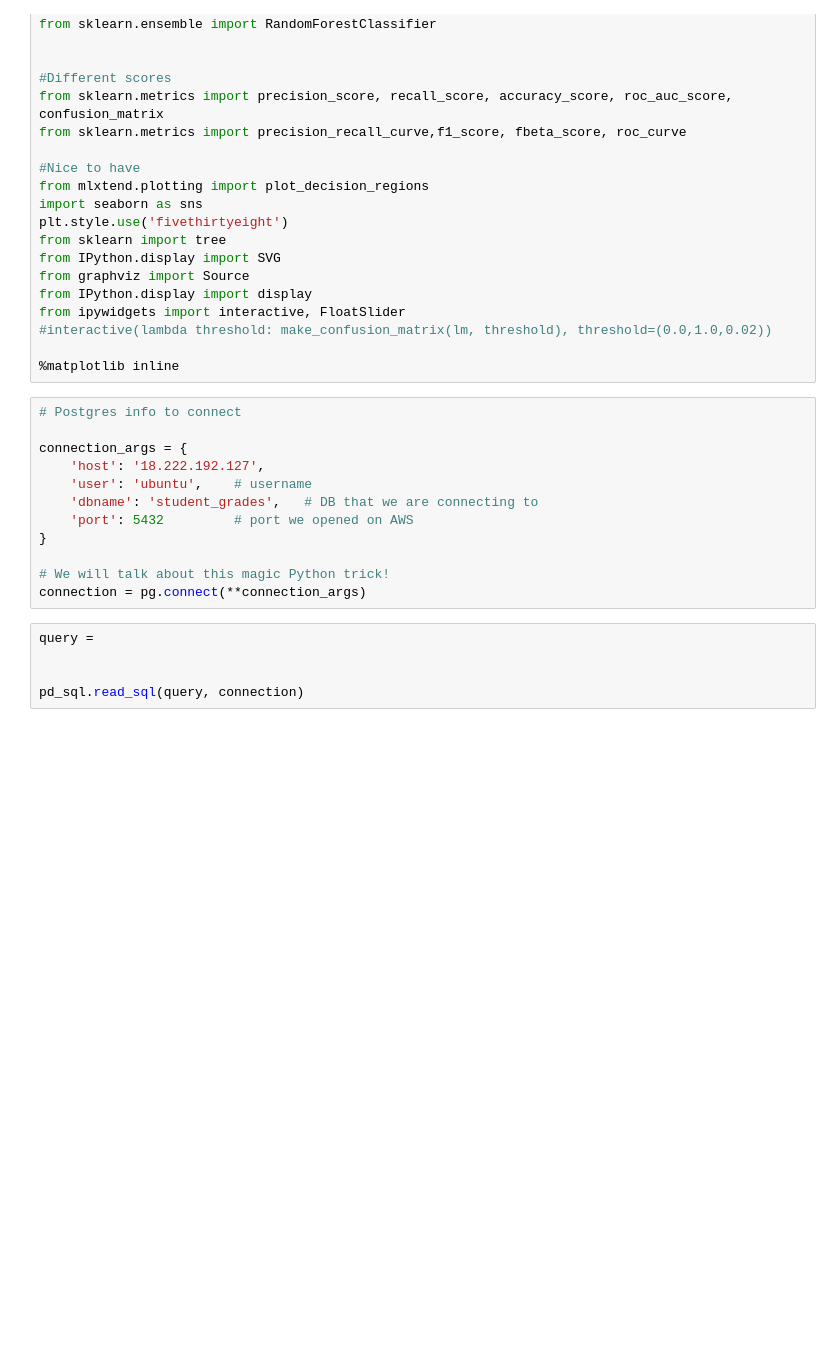
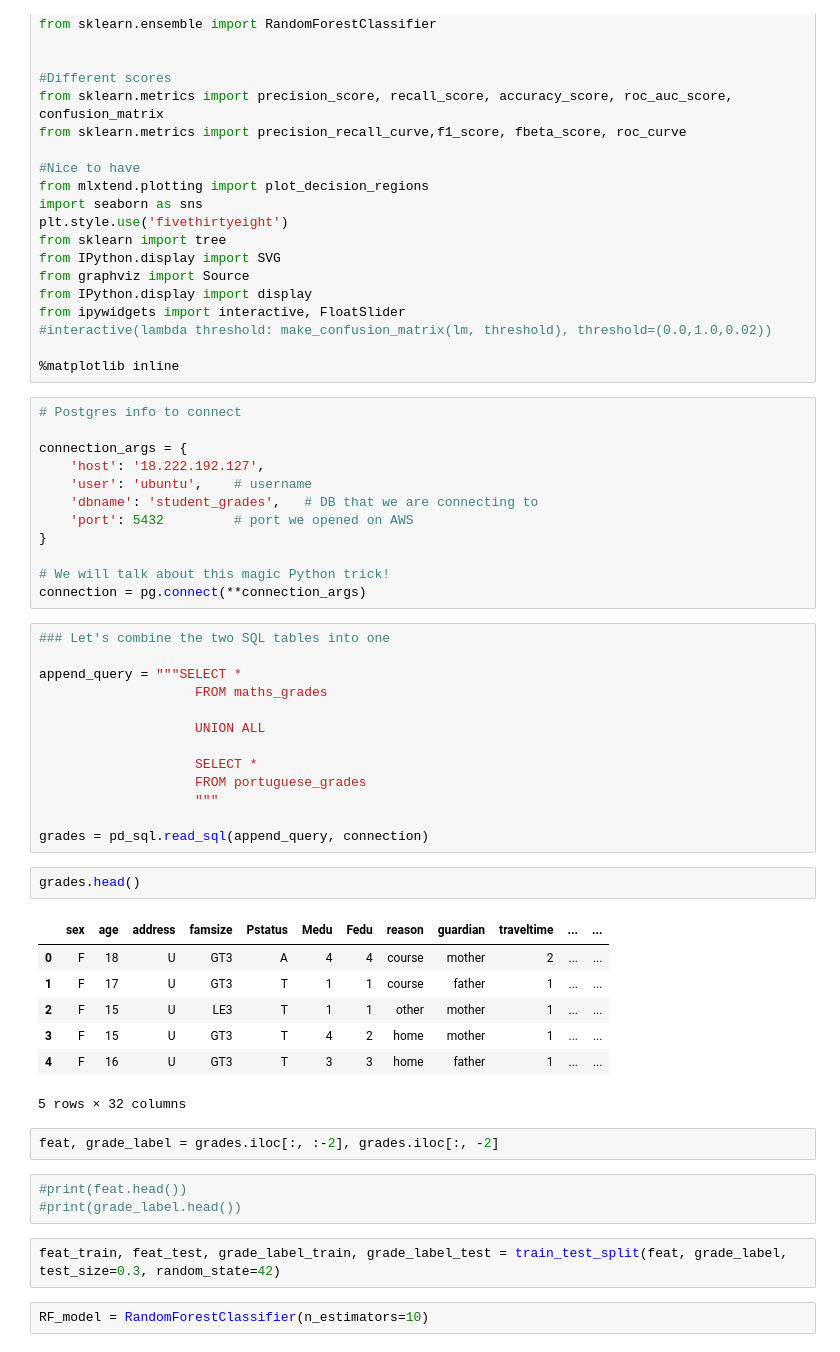
Before and after one commit to Auste1989/metis_projects, a Jupyter notebook: Student_Grade_Prediction/Student_Grade_Prediction_Modelling.ipynb, the cells around one changed output. Cells and saved outputs as stored; diff of their text form; blank space fills up the shorter version.

```diff
--- a/Student_Grade_Prediction/Student_Grade_Prediction_Modelling.ipynb
+++ b/Student_Grade_Prediction/Student_Grade_Prediction_Modelling.ipynb
@@ -54,8 +54,35 @@ connection_args = {
 
 # We will talk about this magic Python trick!
 connection = pg.connect(**connection_args)
-# %%
-query =
-
-
-pd_sql.read_sql(query, connection)
+# %%
+### Let's combine the two SQL tables into one
+
+append_query = """SELECT *
+                    FROM maths_grades
+
+                    UNION ALL
+
+                    SELECT *
+                    FROM portuguese_grades
+                    """
+
+grades = pd_sql.read_sql(append_query, connection)
+# %%
+grades.head()
+# %% [output]
+|  | sex | age | address | famsize | Pstatus | Medu | Fedu | reason | guardian | traveltime | ... | ... |
+| 0 | F | 18 | U | GT3 | A | 4 | 4 | course | mother | 2 | ... | ... |
+| 1 | F | 17 | U | GT3 | T | 1 | 1 | course | father | 1 | ... | ... |
+| 2 | F | 15 | U | LE3 | T | 1 | 1 | other | mother | 1 | ... | ... |
+| 3 | F | 15 | U | GT3 | T | 4 | 2 | home | mother | 1 | ... | ... |
+| 4 | F | 16 | U | GT3 | T | 3 | 3 | home | father | 1 | ... | ... |
+5 rows × 32 columns
+# %%
+feat, grade_label = grades.iloc[:, :-2], grades.iloc[:, -2]
+# %%
+#print(feat.head())
+#print(grade_label.head())
+# %%
+feat_train, feat_test, grade_label_train, grade_label_test = train_test_split(feat, grade_label, test_size=0.3, random_state=42)
+# %%
+RF_model = RandomForestClassifier(n_estimators=10)
```
Also changed, not shown: 4 other files.
